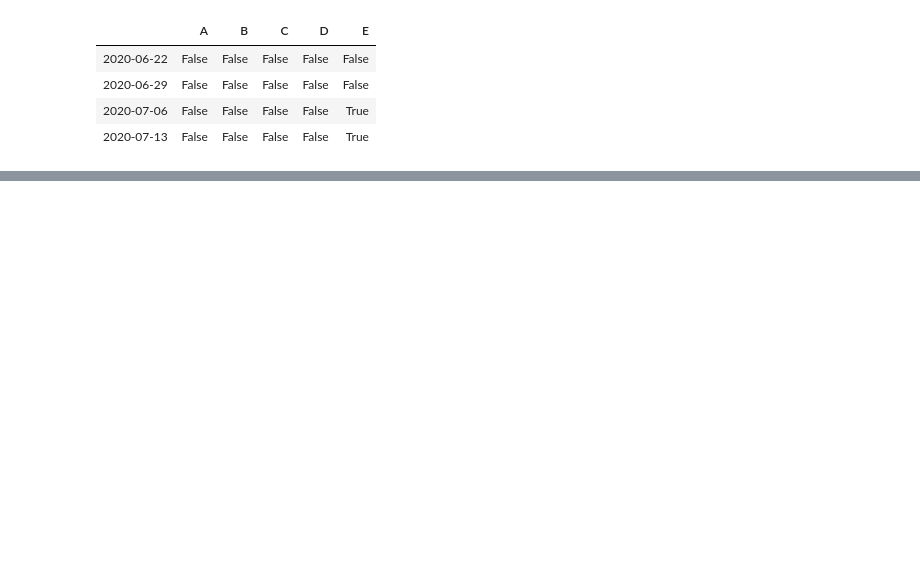
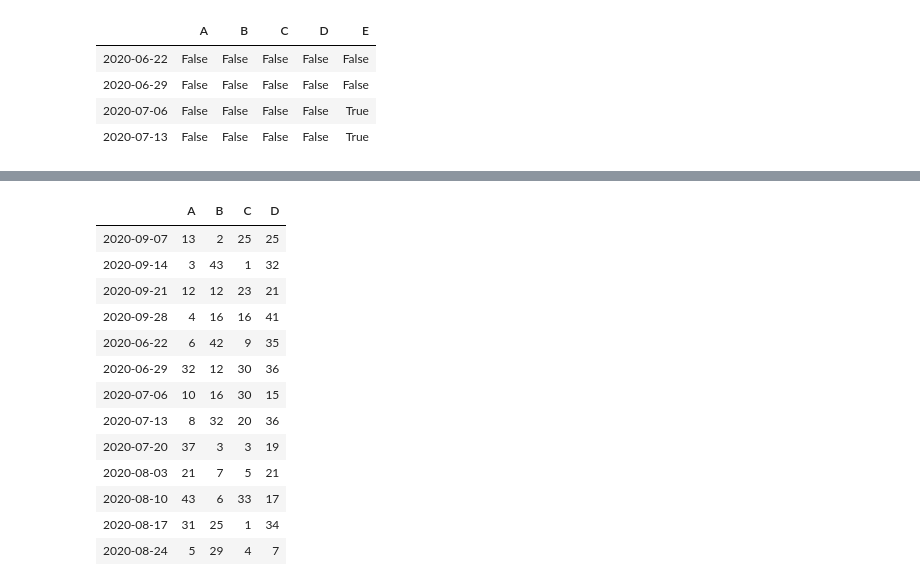
Before and after one commit to dsreenat/sperloon, a Jupyter notebook: Python Pandas.ipynb, the cells around one changed output, grey strips where cells are left out. Cells and saved outputs as stored; diff of their text form; code cells hidden in the pictures; blank space fills up the shorter version.

Commit message:
Add files via upload
Added join and merge details

```diff
--- a/Python Pandas.ipynb
+++ b/Python Pandas.ipynb
@@ -443,0 +514,18 @@ df_4
+# %%
+#alternative method to merge data vertically
+df_m3.append([df_m1,df_m2],sort=True)
+# %% [output]
+|  | A | B | C | D |
+| 2020-09-07 | 13 | 2 | 25 | 25 |
+| 2020-09-14 | 3 | 43 | 1 | 32 |
+| 2020-09-21 | 12 | 12 | 23 | 21 |
+| 2020-09-28 | 4 | 16 | 16 | 41 |
+| 2020-06-22 | 6 | 42 | 9 | 35 |
+| 2020-06-29 | 32 | 12 | 30 | 36 |
+| 2020-07-06 | 10 | 16 | 30 | 15 |
+| 2020-07-13 | 8 | 32 | 20 | 36 |
+| 2020-07-20 | 37 | 3 | 3 | 19 |
+| 2020-08-03 | 21 | 7 | 5 | 21 |
+| 2020-08-10 | 43 | 6 | 33 | 17 |
+| 2020-08-17 | 31 | 25 | 1 | 34 |
+| 2020-08-24 | 5 | 29 | 4 | 7 |
```
Also changed, not shown: parts of 38 cells of this notebook.
